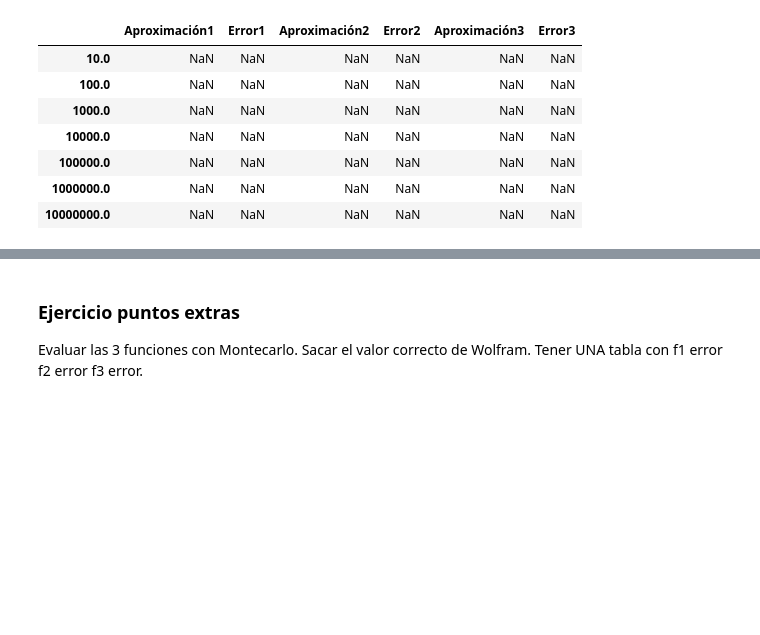
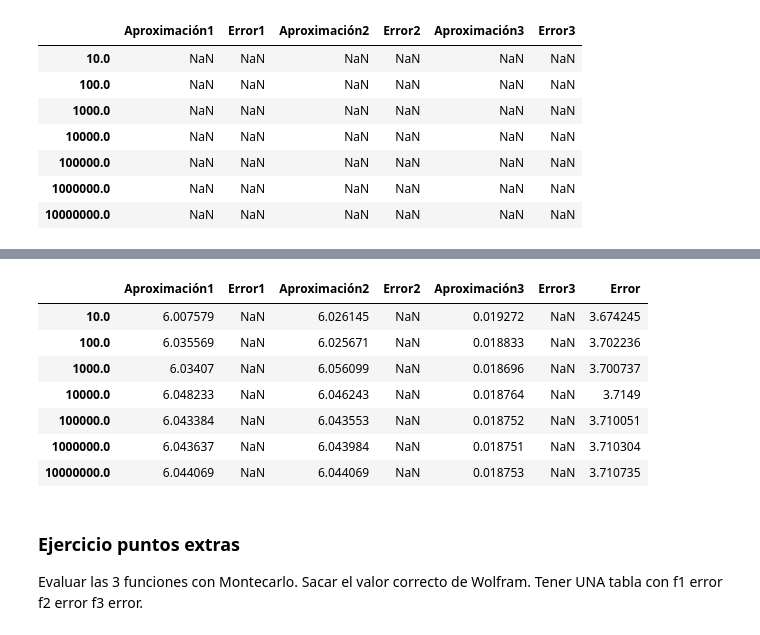
Before and after one commit to dramosvdh/SIMULACION-MATEMATICA, a Jupyter notebook: 03 IntegracionMontecarlo.ipynb, the cells around one changed output, grey strips where cells are left out. Drawn from its saved outputs; the diff is of its cells as text; code cells hidden in the pictures; blank space fills up the shorter version.

```diff
--- a/03 IntegracionMontecarlo.ipynb
+++ b/03 IntegracionMontecarlo.ipynb
@@ -264,6 +264,15 @@ table
 # %%
-table["Error"] = np.abs(7/3 - table["Aproximación"])
+table["Error"] = np.abs(7/3 - table["Aproximación1"])
 table
+# %% [output]
+|  | Aproximación1 | Error1 | Aproximación2 | Error2 | Aproximación3 | Error3 | Error |
+| 10.0 | 6.007579 | NaN | 6.026145 | NaN | 0.019272 | NaN | 3.674245 |
+| 100.0 | 6.035569 | NaN | 6.025671 | NaN | 0.018833 | NaN | 3.702236 |
+| 1000.0 | 6.03407 | NaN | 6.056099 | NaN | 0.018696 | NaN | 3.700737 |
+| 10000.0 | 6.048233 | NaN | 6.046243 | NaN | 0.018764 | NaN | 3.7149 |
+| 100000.0 | 6.043384 | NaN | 6.043553 | NaN | 0.018752 | NaN | 3.710051 |
+| 1000000.0 | 6.043637 | NaN | 6.043984 | NaN | 0.018751 | NaN | 3.710304 |
+| 10000000.0 | 6.044069 | NaN | 6.044069 | NaN | 0.018753 | NaN | 3.710735 |
 # %% [markdown]
 ### Ejercicio puntos extras
 
```
Also changed, not shown: parts of 14 cells of this notebook.
